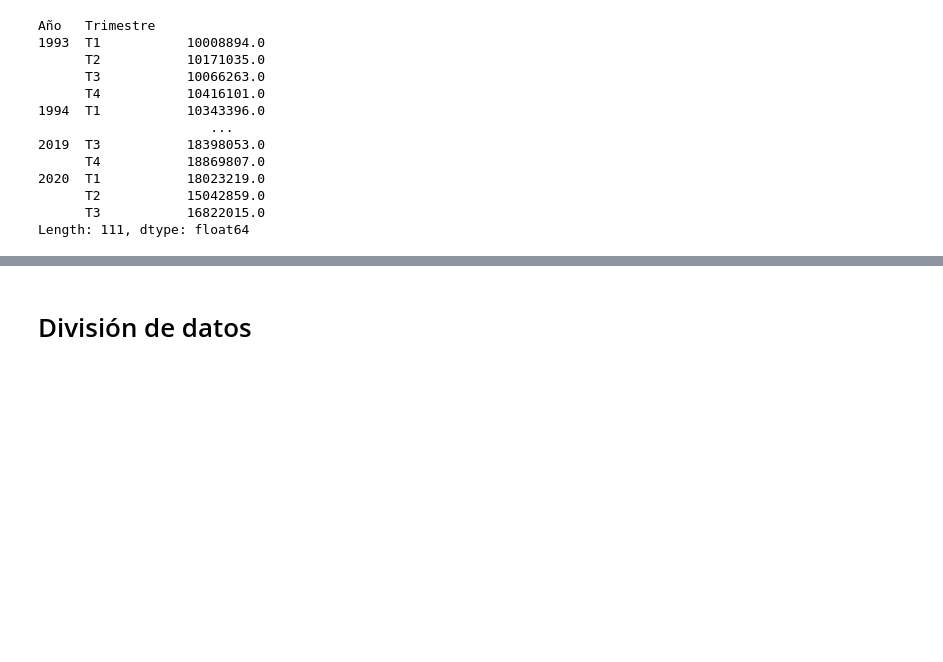
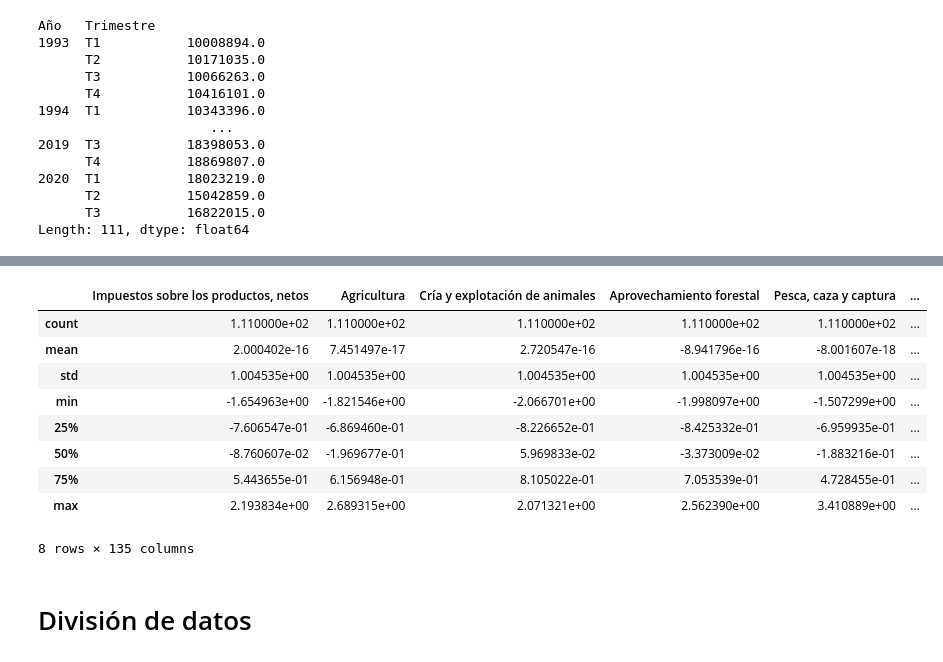
Before and after one commit to magmapinguin/Estimacion-del-PIB-mediante-Ciencia-de-datos, a Jupyter notebook: Notebooks/modelado.ipynb, the cells around one changed output, grey strips where cells are left out. Drawn from its saved outputs; the diff is of its cells as text; code cells hidden in the pictures; blank space fills up the shorter version.

```diff
--- a/Notebooks/modelado.ipynb
+++ b/Notebooks/modelado.ipynb
@@ -61,0 +79,16 @@ Length: 111, dtype: float64
+# %%
+st_scaler = StandardScaler()
+st_data = pd.DataFrame(st_scaler.fit_transform(df), columns = df.columns)
+st_data.set_index(df.index, inplace = True)
+st_data.describe()
+# %% [output]
+|  | Impuestos sobre los productos, netos | Agricultura | Cría y explotación de animales | Aprovechamiento forestal | Pesca, caza y captura | ... |
+| count | 1.110000e+02 | 1.110000e+02 | 1.110000e+02 | 1.110000e+02 | 1.110000e+02 | ... |
+| mean | 2.000402e-16 | 7.451497e-17 | 2.720547e-16 | -8.941796e-16 | -8.001607e-18 | ... |
+| std | 1.004535e+00 | 1.004535e+00 | 1.004535e+00 | 1.004535e+00 | 1.004535e+00 | ... |
+| min | -1.654963e+00 | -1.821546e+00 | -2.066701e+00 | -1.998097e+00 | -1.507299e+00 | ... |
+| 25% | -7.606547e-01 | -6.869460e-01 | -8.226652e-01 | -8.425332e-01 | -6.959935e-01 | ... |
+| 50% | -8.760607e-02 | -1.969677e-01 | 5.969833e-02 | -3.373009e-02 | -1.883216e-01 | ... |
+| 75% | 5.443655e-01 | 6.156948e-01 | 8.105022e-01 | 7.053539e-01 | 4.728455e-01 | ... |
+| max | 2.193834e+00 | 2.689315e+00 | 2.071321e+00 | 2.562390e+00 | 3.410889e+00 | ... |
+8 rows × 135 columns
```
Also changed, not shown: parts of 14 cells of this notebook, 2 other files.
